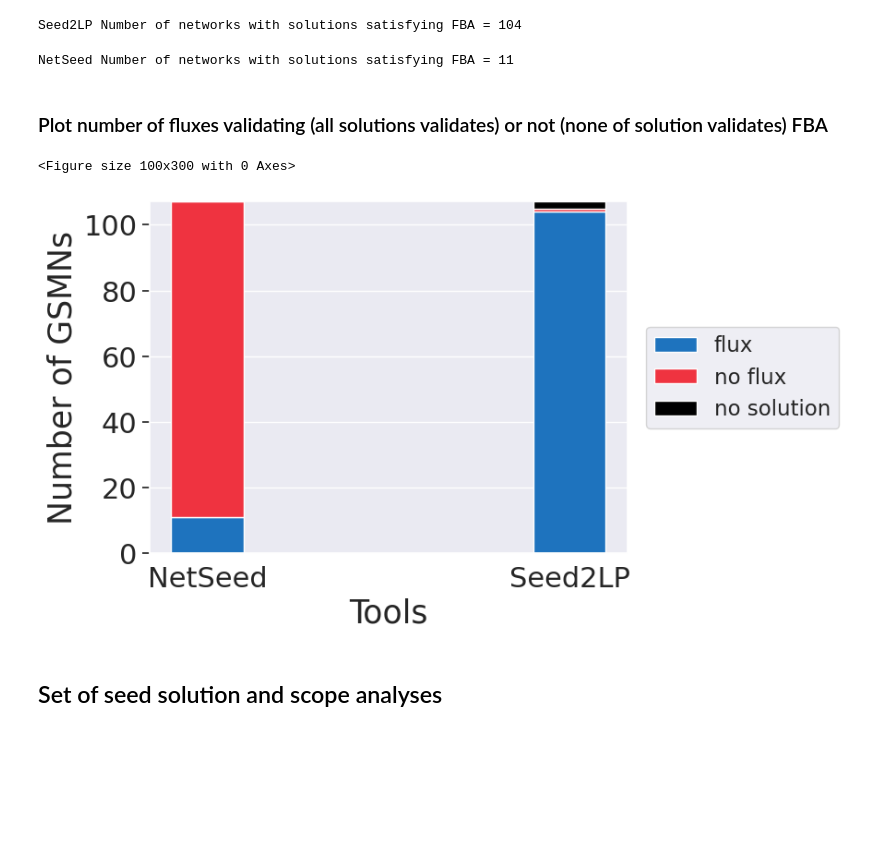
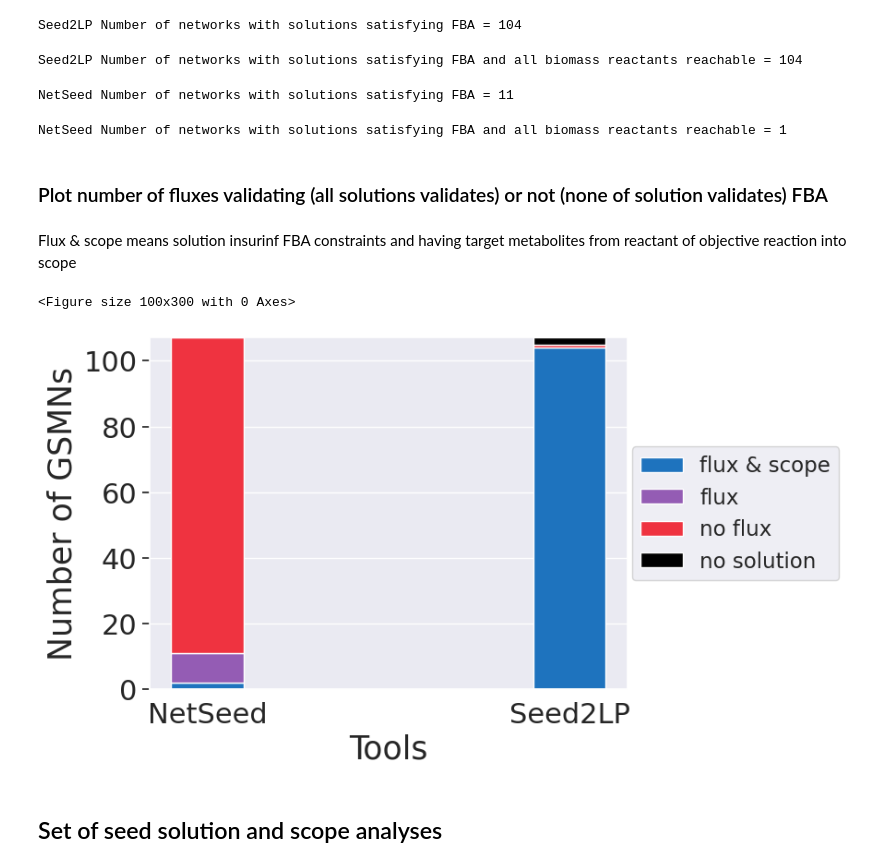
Before and after one commit to bioasp/seed2lp, a Jupyter notebook: notebook/analyses/01_compare_s2lp_netseed.ipynb, the cells around one changed output. Saved outputs shown, nothing was run; the diff lists cells and outputs as text; code cells hidden in the pictures; blank space fills up the shorter version.

Commit message:
Corrects previous notebooks and scripts, add supp analyses for cobra and phylomint notebook and scripts, add normalised toy paper its objective reaction and its targets

```diff
--- a/notebook/analyses/01_compare_s2lp_netseed.ipynb
+++ b/notebook/analyses/01_compare_s2lp_netseed.ipynb
@@ -217,7 +215,7 @@ def get_all_same_validation_fba(table,type):
 
     return total, count
 # %%
-def create_one_plot(s2lp, netseed, labels):
+def create_one_plot(s2lp, netseed, labels, s2lp_scope, netseed_scope):
     plt.style.use("seaborn-v0_8-colorblind")
 
     _, s2lp_true_count = get_all_same_validation_fba(s2lp, "True_flux")
@@ -229,12 +227,24 @@ def create_one_plot(s2lp, netseed, labels):
     netseed_missing_networks = 107 - (netseed_true_count + netseed_false_count)
 
 
-    s2lp_tab=pd.DataFrame([[s2lp_true_count, s2lp_false_count, s2lp_missing_networks]],
-                          columns=["all_true","all_false","missing"])
+    #Get Biomass into scope info
+    s2lp_scope_mean_by_species = s2lp_scope.groupby(['species'])['percentage_similar_biomass'].mean()
+    netseed_scope_mean_by_species = netseed_scope.groupby(['species'])['percentage_similar_biomass'].mean()
+
+    s2lp_true_scope_count = s2lp_scope_mean_by_species.value_counts()[100]
+    s2lp_true_no_scope_count = s2lp_true_count - s2lp_true_scope_count
+
+    netseed_true_scope_count = netseed_scope_mean_by_species.value_counts()[100]
+    netseed_true_no_scope_count = netseed_true_count - netseed_true_scope_count
+
+
+    # create seaprate value plot
+    s2lp_tab=pd.DataFrame([[s2lp_true_scope_count, s2lp_true_no_scope_count, s2lp_false_count, s2lp_missing_networks]],
+                          columns=["all_true_scope","all_true_no_scope","all_false","missing"])
     s2lp_tab=s2lp_tab.assign(Tool=labels[0])
 
-    netseed_tab=pd.DataFrame([[netseed_true_count, netseed_false_count, netseed_missing_networks]],
-                              columns=["all_true","all_false","missing"])
+    netseed_tab=pd.DataFrame([[netseed_true_scope_count, netseed_true_no_scope_count, netseed_false_count, netseed_missing_networks]],
+                              columns=["all_true_scope","all_true_no_scope","all_false","missing"])
     netseed_tab=netseed_tab.assign(Tool=labels[1])
 
     concat_table = pd.concat([netseed_tab,s2lp_tab])
@@ -245,10 +255,12 @@ def create_one_plot(s2lp, netseed, labels):
     fig, ax = plt.subplots()
     fig.tight_layout()
     groups = concat_table['Tool']
-    ax.bar(groups, concat_table["all_true"], color='#1e73be',label='flux', width=0.2)
-    ax.bar(groups, concat_table["all_false"], bottom = concat_table["all_true"],
+    ax.bar(groups, concat_table["all_true_scope"], color='#1e73be',label='flux & scope', width=0.2)
+    ax.bar(groups, concat_table["all_true_no_scope"], bottom = concat_table["all_true_scope"],
+           color='#945cb4', label='flux', width=0.2)
+    ax.bar(groups, concat_table["all_false"], bottom = concat_table["all_true_scope"]+concat_table["all_true_no_scope"],
            color='#ef3340', label='no flux', width=0.2)
-    ax.bar(groups, concat_table["missing"], bottom = concat_table["all_true"]+concat_table["all_false"],
+    ax.bar(groups, concat_table["missing"], bottom =  concat_table["all_true_scope"]+concat_table["all_true_no_scope"]+concat_table["all_false"],
            color='black', label='no solution', width=0.2)
 
     plt.ylabel('Number of GSMNs', fontsize=25)
@@ -258,6 +270,9 @@ def create_one_plot(s2lp, netseed, labels):
     #sns.despine(bottom=True)
     plt.tick_params(bottom=False, left=True)
     plt.legend(frameon=True,  loc='center right', borderaxespad=-10)
+
+    #pict_dir="/home/cghassem/Projets/seed-2-lp/picture/"
+    #plt.savefig(pict_dir+'netseed_flux.pdf', bbox_inches='tight')
     return
 # %%
 def create_table_plot(table,column_name):
@@ -323,17 +346,27 @@ NetSeed mean = 848.1682242990654 standard deviation = 349.1733495520286
 get_fba_ok_nb(s2lp_flux, "Seed2LP")
 # %% [output]
 Seed2LP Number of networks with solutions satisfying FBA = 104
+# %%
+get_fba_scope_ok_nb(scope_s2lp, "Seed2LP",s2lp_flux)
+# %% [output]
+Seed2LP Number of networks with solutions satisfying FBA and all biomass reactants reachable = 104
 # %%
 get_fba_ok_nb(netseed_flux, "NetSeed")
 # %% [output]
 NetSeed Number of networks with solutions satisfying FBA = 11
+# %%
+get_fba_scope_ok_nb(scope_netseed, "NetSeed",netseed_flux)
+# %% [output]
+NetSeed Number of networks with solutions satisfying FBA and all biomass reactants reachable = 1
 # %% [markdown]
 ### Plot number of fluxes validating (all solutions validates) or not (none of solution validates) FBA
+# %% [markdown]
+Flux & scope means solution insurinf FBA constraints and having target metabolites from reactant of objective reaction into scope
 # %%
-create_one_plot(s2lp_flux, netseed_flux, ["Seed2LP", "NetSeed"])
+create_one_plot(s2lp_flux, netseed_flux, ["Seed2LP", "NetSeed"],scope_s2lp, scope_netseed)
 # %% [output]
 <Figure size 100x300 with 0 Axes>
-[figure, old version]
+[figure, new version]
 # %% [markdown]
 ## Set of seed solution and scope analyses
 # %% [markdown]
```
Also changed, not shown: parts of 3 cells of this notebook, 53 other files.
